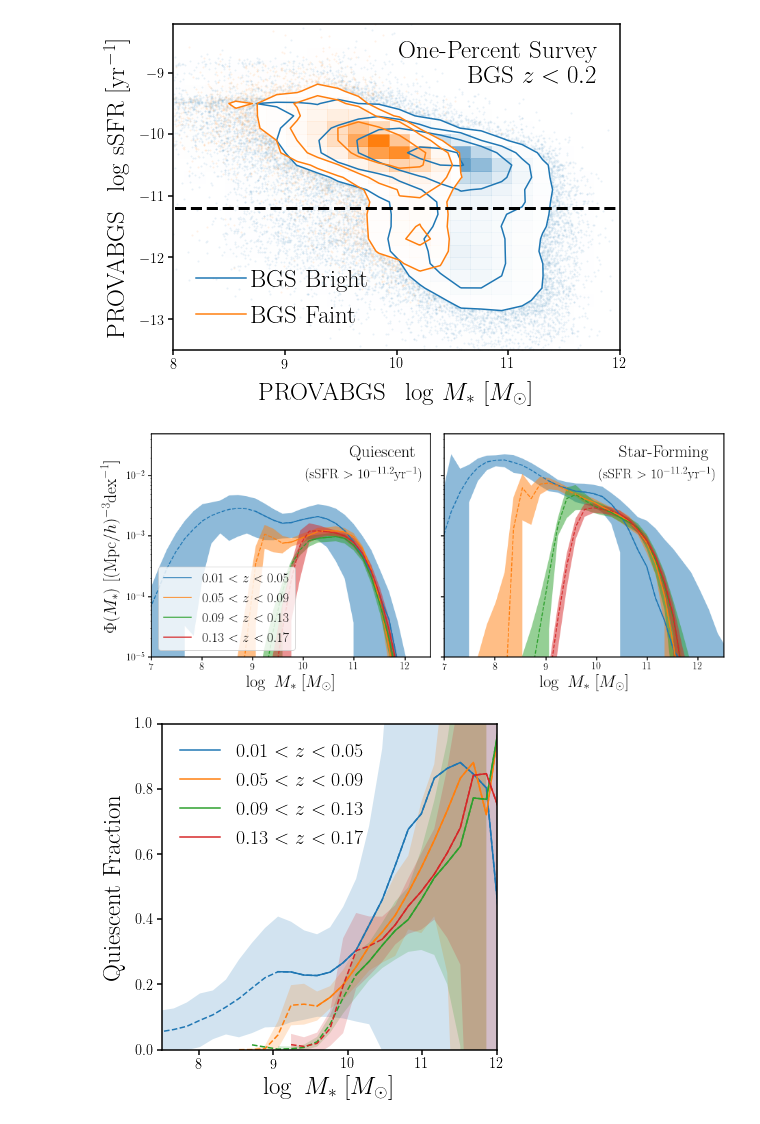
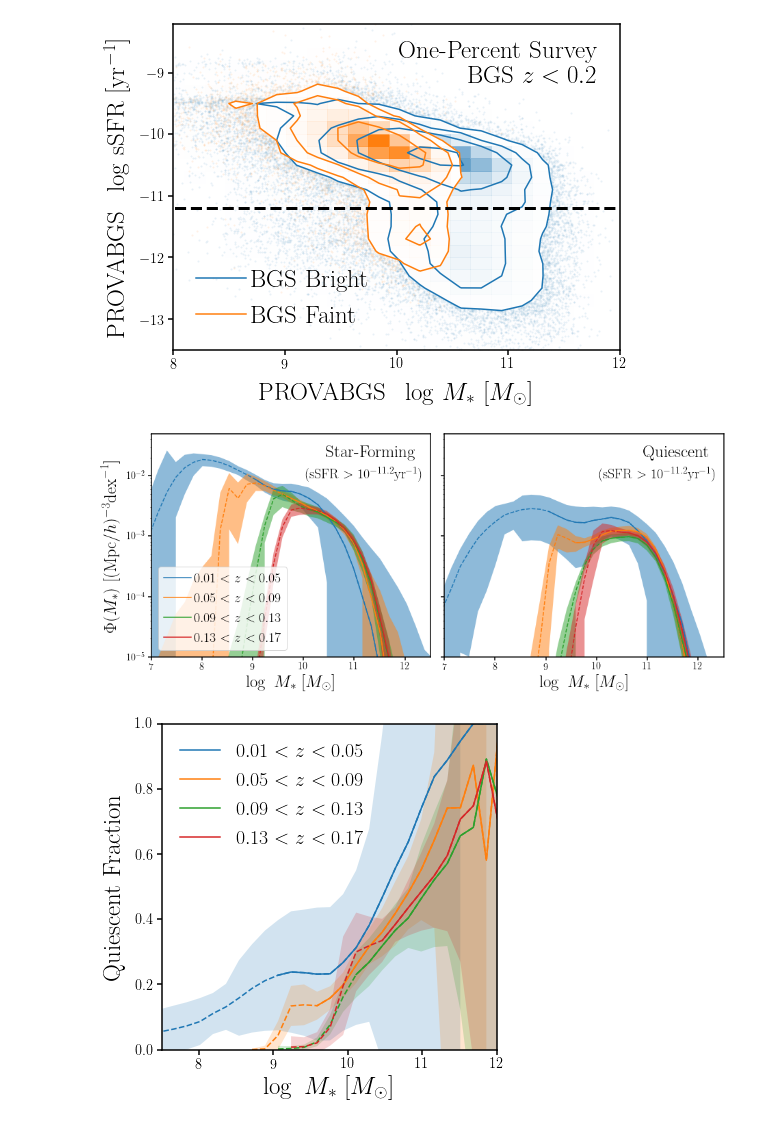
Before and after one commit to changhoonhahn/gapos, a Jupyter notebook: papers/edr/nb/sfq.ipynb, the cells around one changed output. Saved outputs shown, nothing was run; the diff lists cells and outputs as text; code cells hidden in the pictures.

```diff
--- a/papers/edr/nb/sfq.ipynb
+++ b/papers/edr/nb/sfq.ipynb
@@ -66,6 +66,7 @@ zmins = np.array([0.01, 0.05, 0.09, 0.13, 0.17])
 zmaxs = np.array([0.05, 0.09, 0.13, 0.17, 0.21])
 # %%
 # read in stellar mass completeness limits
+dat_dir = '/tigress/chhahn/provabgs/svda'
 _Mlims = np.loadtxt(os.path.join(dat_dir, 'psmf.logmstar_comp_limit.dat'), unpack=True, usecols=[2])
 Mlims = _Mlims[1::2]
 # %%
@@ -89,59 +90,62 @@ for zmin, zmax in zip(zmins, zmaxs):
 # %%
 fig = plt.figure(figsize=(15,6))
 
 sub = fig.add_subplot(121)
+
+
+for i, zmin, zmax in zip(range(4), zmins, zmaxs):
+
+    sub.plot(psmfs_sf[i][:,0], psmfs_sf[i][:,1], color='C%i' % i, ls='--')
+    sub.plot(psmfs_sf[i][:,0][psmfs_sf[i][:,0] > Mlims[i]],
+             (psmfs_sf[i][:,1])[psmfs_sf[i][:,0] > Mlims[i]],
+             c='C%i' % i, ls='-')
+
+    sub.fill_between(psmfs_sf[i][:,0],
+                     psmfs_sf[i][:,1] - psmfs_sf[i][:,2],
+                     psmfs_sf[i][:,1] + psmfs_sf[i][:,2],
+                     color='C%i' % i, edgecolor='none', alpha=0.5)
+    sub.plot([], [], c='C%i' % i, label='$%.2f < z < %.2f$' % (zmin, zmax))
+sub.legend(loc='lower left', fontsize=20, markerscale=4, handletextpad=0.2, frameon=True)
+
+sub.text(0.95, 0.95, r'Star-Forming',
+         ha='right', va='top', fontsize=25, transform=sub.transAxes)
+sub.text(0.975, 0.85, r'(sSFR $> 10^{-11.2}{\rm yr}^{-1}$)',
+         ha='right', va='top', fontsize=20, transform=sub.transAxes)
+sub.set_xlabel(r'$\log~M_*$  [$M_\odot$]', fontsize=25)
+sub.set_xlim(7., 12.5)
+sub.set_ylabel(r'$\Phi(M_*)$  [$({\rm Mpc}/h)^{-3}{\rm dex}^{-1}$]', labelpad=10, fontsize=25)
+sub.set_yscale('log')
+sub.set_ylim(1e-5, 5e-2)
+
+sub = fig.add_subplot(122)
 for i, zmin, zmax in zip(range(4), zmins, zmaxs):
 
     sub.plot(psmfs_q[i][:,0], psmfs_q[i][:,1], color='C%i' % i, ls='--')
     sub.plot(psmfs_q[i][:,0][psmfs_q[i][:,0] > Mlims[i]],
              (psmfs_q[i][:,1])[psmfs_q[i][:,0] > Mlims[i]],
              c='C%i' % i, ls='-')
 
     sub.fill_between(psmfs_q[i][:,0],
                      psmfs_q[i][:,1] - psmfs_q[i][:,2],
                      psmfs_q[i][:,1] + psmfs_q[i][:,2],
                      color='C%i' % i, edgecolor='none', alpha=0.5)
     sub.plot([], [], c='C%i' % i, label='$%.2f < z < %.2f$' % (zmin, zmax))
 
-sub.legend(loc='lower left', fontsize=20, markerscale=5, frameon=True)
+#sub.legend(loc='lower left', fontsize=20, markerscale=5, frameon=True)
 sub.text(0.95, 0.95, r'Quiescent',
          ha='right', va='top', fontsize=25, transform=sub.transAxes)
 sub.text(0.975, 0.85, r'(sSFR $> 10^{-11.2}{\rm yr}^{-1}$)',
          ha='right', va='top', fontsize=20, transform=sub.transAxes)
 sub.set_xlabel(r'$\log~M_*$  [$M_\odot$]', fontsize=25)
 sub.set_xlim(7., 12.5)
-sub.set_ylabel(r'$\Phi(M_*)$  [$({\rm Mpc}/h)^{-3}{\rm dex}^{-1}$]', labelpad=10, fontsize=25)
-sub.set_yscale('log')
-sub.set_ylim(1e-5, 5e-2)
-
-sub = fig.add_subplot(122)
-for i, zmin, zmax in zip(range(4), zmins, zmaxs):
-
-    sub.plot(psmfs_sf[i][:,0], psmfs_sf[i][:,1], color='C%i' % i, ls='--')
-    sub.plot(psmfs_sf[i][:,0][psmfs_sf[i][:,0] > Mlims[i]],
-             (psmfs_sf[i][:,1])[psmfs_sf[i][:,0] > Mlims[i]],
-             c='C%i' % i, ls='-')
-
-    sub.fill_between(psmfs_sf[i][:,0],
-                     psmfs_sf[i][:,1] - psmfs_sf[i][:,2],
-                     psmfs_sf[i][:,1] + psmfs_sf[i][:,2],
-                     color='C%i' % i, edgecolor='none', alpha=0.5)
-    sub.plot([], [], c='C%i' % i, label='$%.2f < z < %.2f$' % (zmin, zmax))
-#sub.legend(loc='lower left', fontsize=20, markerscale=4, handletextpad=0.2)
-sub.set_xlabel(r'$\log~M_*$  [$M_\odot$]', fontsize=25)
-sub.set_xlim(7., 12.5)
-
 sub.set_yscale('log')
 sub.set_ylim(1e-5, 5e-2)
 sub.set_yticklabels([])
-sub.text(0.95, 0.95, r'Star-Forming',
-         ha='right', va='top', fontsize=25, transform=sub.transAxes)
-sub.text(0.975, 0.85, r'(sSFR $> 10^{-11.2}{\rm yr}^{-1}$)',
-         ha='right', va='top', fontsize=20, transform=sub.transAxes)
+
 fig.subplots_adjust(wspace=0.05)
 fig.savefig('../figs/psmf_bgs_bright_sfq.pdf', bbox_inches='tight')
 # %% [output]
-[figure, old version]
+[figure, new version]
 # %%
 fig = plt.figure(figsize=(6,6))
 
@@ -171,4 +175,4 @@ sub.set_ylim(0., 1.)
 
 fig.savefig('../figs/qf_bgs_bright.pdf', bbox_inches='tight')
 # %% [output]
-[figure, old version]
+[figure, new version]
```
Also changed, not shown: 2 other files.
